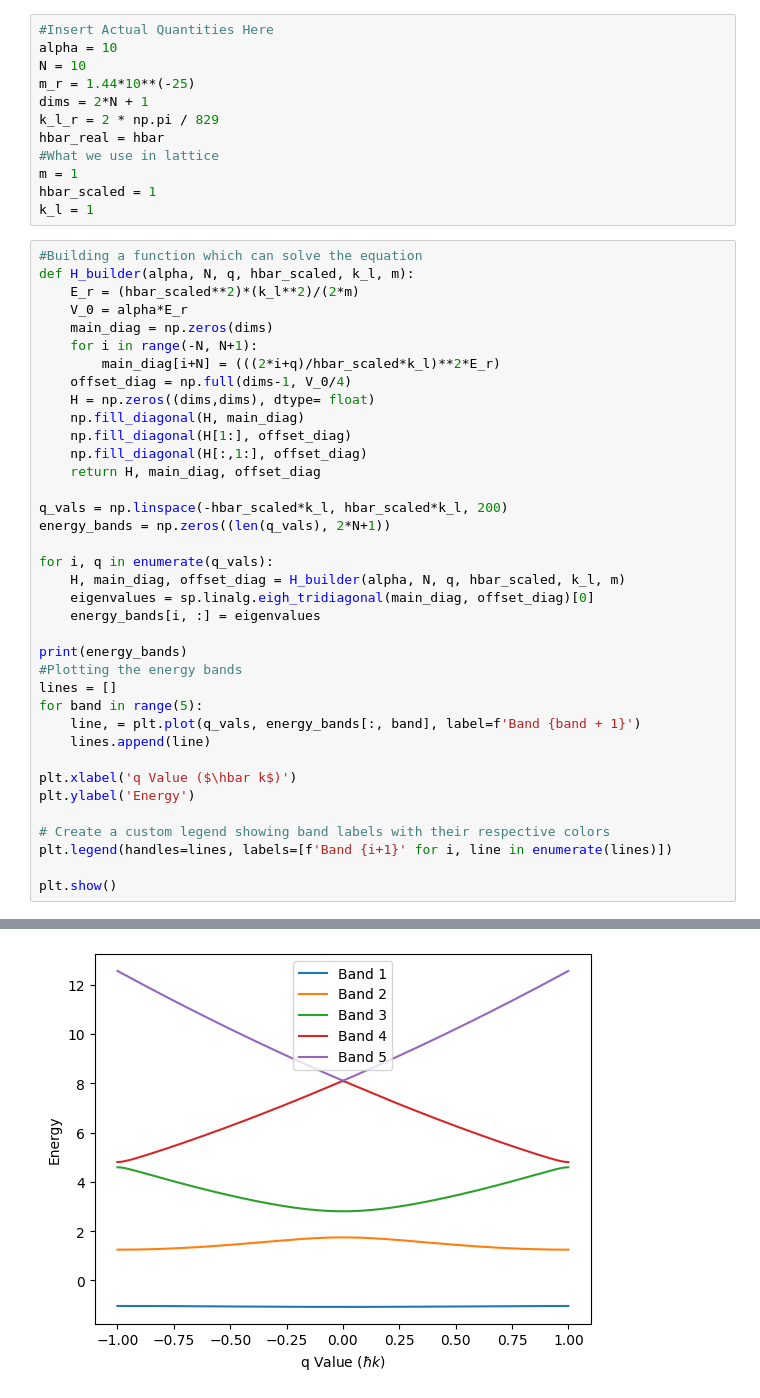
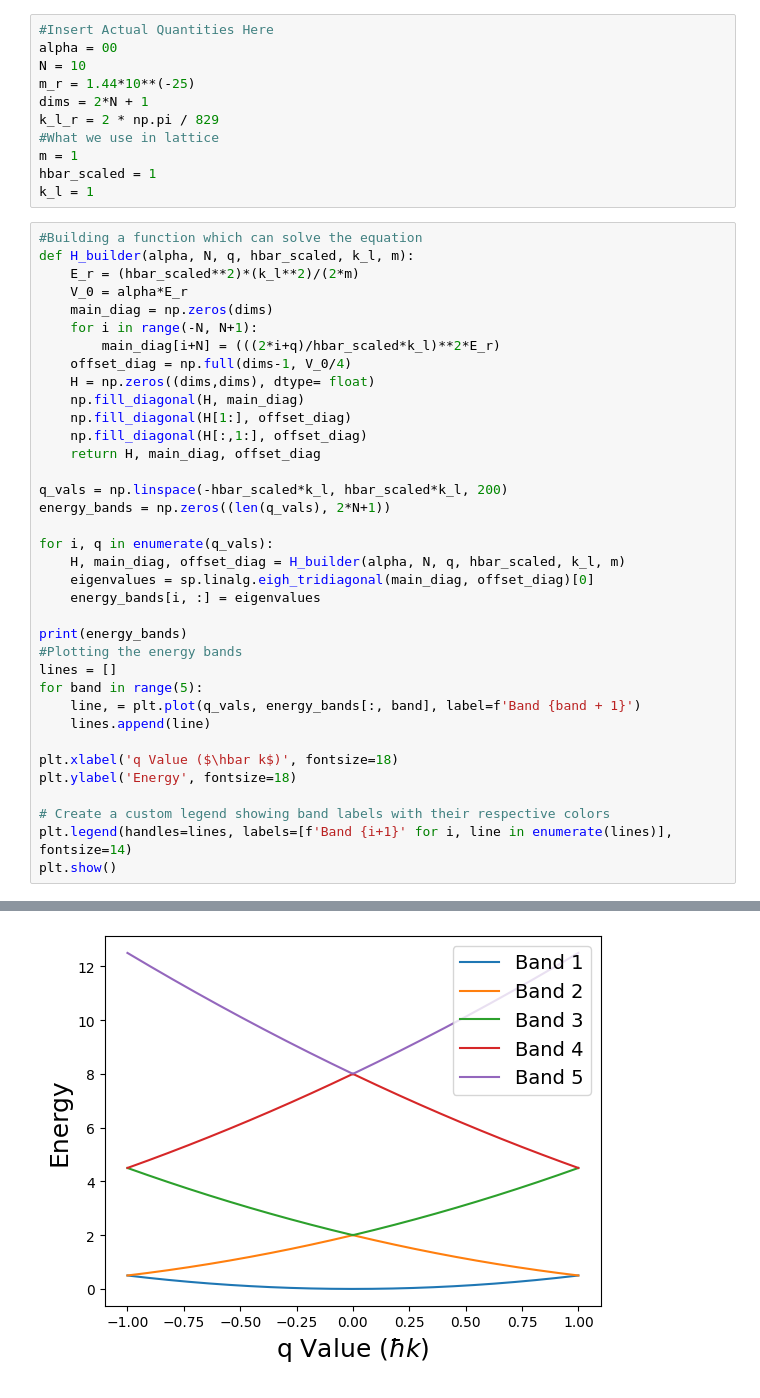
Before and after one commit to sanvikirloskar/Efficient-Simulation-of-the-Schrodinger-Equation, a Jupyter notebook: Cosine Potential.ipynb, the cells around one changed output, grey strips where cells are left out. Cells and saved outputs as stored; diff of their text form.

```diff
--- a/Cosine Potential.ipynb
+++ b/Cosine Potential.ipynb
@@ -5,11 +6,10 @@ import matplotlib.pyplot as plt
 # %%
 #Insert Actual Quantities Here
-alpha = 10
+alpha = 00
 N = 10
 m_r = 1.44*10**(-25)
 dims = 2*N + 1
 k_l_r = 2 * np.pi / 829
-hbar_real = hbar
 #What we use in lattice
 m = 1
 hbar_scaled = 1
@@ -44,11 +44,10 @@ for band in range(5):
     line, = plt.plot(q_vals, energy_bands[:, band], label=f'Band {band + 1}')
     lines.append(line)
 
-plt.xlabel('q Value ($\hbar k$)')
-plt.ylabel('Energy')
+plt.xlabel('q Value ($\hbar k$)', fontsize=18)
+plt.ylabel('Energy', fontsize=18)
 
 # Create a custom legend showing band labels with their respective colors
-plt.legend(handles=lines, labels=[f'Band {i+1}' for i, line in enumerate(lines)])
-
+plt.legend(handles=lines, labels=[f'Band {i+1}' for i, line in enumerate(lines)], fontsize=14)
 plt.show()
 # %% [output]
@@ -68 +67 @@ plt.show()
-[figure, old version]
+[figure, new version]
```
Also changed, not shown: parts of 2 cells of this notebook, 1 other file.
